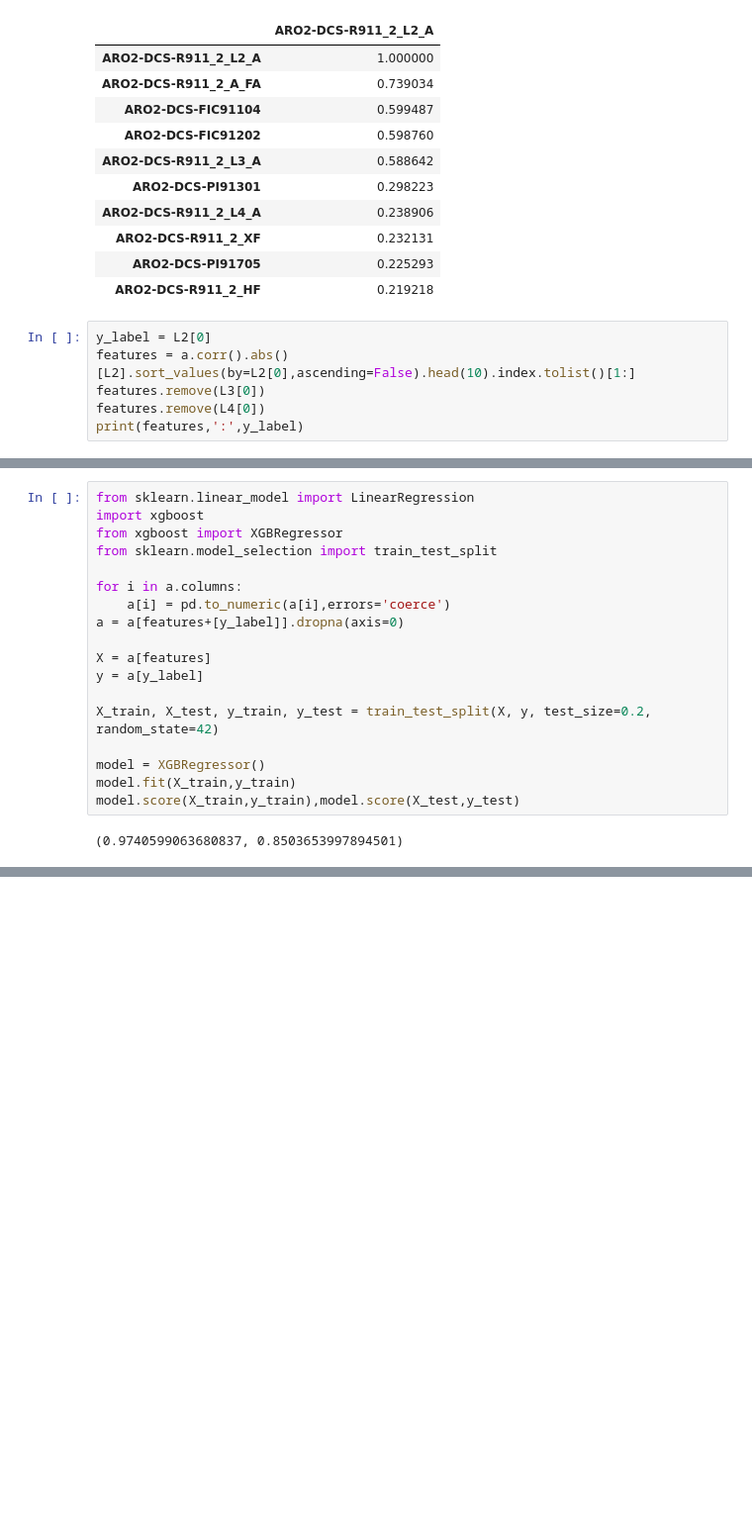
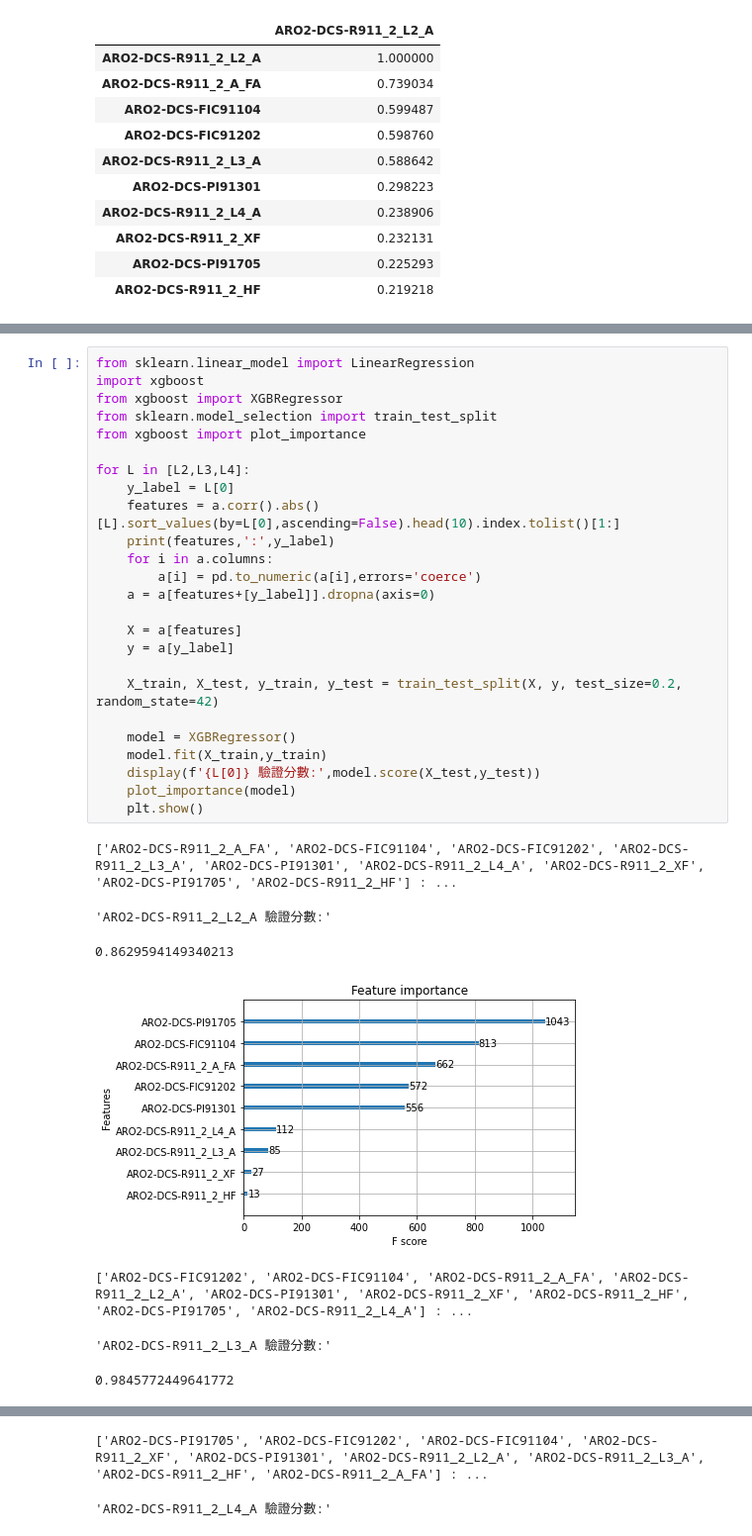
Before and after one commit to skywalker0803r/R911R912, a Jupyter notebook: EDA.ipynb, the cells around one changed output, grey strips where cells are left out. Shown at 99% size. Cells and saved outputs as stored; diff of their text form; blank space fills up the shorter version.

```diff
--- a/EDA.ipynb
+++ b/EDA.ipynb
@@ -91,9 +91,3 @@ a.corr().abs()[L2].sort_values(by=L2[0],ascending=False).head(10)
 | ARO2-DCS-R911_2_XF | 0.232131 |
 | ARO2-DCS-PI91705 | 0.225293 |
 | ARO2-DCS-R911_2_HF | 0.219218 |
-# %%
-y_label = L2[0]
-features = a.corr().abs()[L2].sort_values(by=L2[0],ascending=False).head(10).index.tolist()[1:]
-features.remove(L3[0])
-features.remove(L4[0])
-print(features,':',y_label)
@@ -102,20 +122,33 @@ print(features,':',y_label)
 # %%
 from sklearn.linear_model import LinearRegression
 import xgboost
 from xgboost import XGBRegressor
 from sklearn.model_selection import train_test_split
+from xgboost import plot_importance
 
-for i in a.columns:
-    a[i] = pd.to_numeric(a[i],errors='coerce')
-a = a[features+[y_label]].dropna(axis=0)
+for L in [L2,L3,L4]:
+    y_label = L[0]
+    features = a.corr().abs()[L].sort_values(by=L[0],ascending=False).head(10).index.tolist()[1:]
+    print(features,':',y_label)
+    for i in a.columns:
+        a[i] = pd.to_numeric(a[i],errors='coerce')
+    a = a[features+[y_label]].dropna(axis=0)
 
-X = a[features]
-y = a[y_label]
+    X = a[features]
+    y = a[y_label]
 
-X_train, X_test, y_train, y_test = train_test_split(X, y, test_size=0.2, random_state=42)
+    X_train, X_test, y_train, y_test = train_test_split(X, y, test_size=0.2, random_state=42)
 
-model = XGBRegressor()
-model.fit(X_train,y_train)
-model.score(X_train,y_train),model.score(X_test,y_test)
+    model = XGBRegressor()
+    model.fit(X_train,y_train)
+    display(f'{L[0]} 驗證分數:',model.score(X_test,y_test))
+    plot_importance(model)
+    plt.show()
 # %% [output]
-(0.9740599063680837, 0.8503653997894501)
+['ARO2-DCS-R911_2_A_FA', 'ARO2-DCS-FIC91104', 'ARO2-DCS-FIC91202', 'ARO2-DCS-R911_2_L3_A', 'ARO2-DCS-PI91301', 'ARO2-DCS-R911_2_L4_A', 'ARO2-DCS-R911_2_XF', 'ARO2-DCS-PI91705', 'ARO2-DCS-R911_2_HF'] : ...
+'ARO2-DCS-R911_2_L2_A 驗證分數:'
+0.8629594149340213
+[figure, added]
+['ARO2-DCS-FIC91202', 'ARO2-DCS-FIC91104', 'ARO2-DCS-R911_2_A_FA', 'ARO2-DCS-R911_2_L2_A', 'ARO2-DCS-PI91301', 'ARO2-DCS-R911_2_XF', 'ARO2-DCS-R911_2_HF', 'ARO2-DCS-PI91705', 'ARO2-DCS-R911_2_L4_A'] : ...
+'ARO2-DCS-R911_2_L3_A 驗證分數:'
+0.9845772449641772
@@ -121,0 +156,2 @@ model.score(X_train,y_train),model.score(X_test,y_test)
+['ARO2-DCS-PI91705', 'ARO2-DCS-FIC91202', 'ARO2-DCS-FIC91104', 'ARO2-DCS-R911_2_XF', 'ARO2-DCS-PI91301', 'ARO2-DCS-R911_2_L2_A', 'ARO2-DCS-R911_2_L3_A', 'ARO2-DCS-R911_2_HF', 'ARO2-DCS-R911_2_A_FA'] : ...
+'ARO2-DCS-R911_2_L4_A 驗證分數:'
```
Also changed, not shown: parts of 6 cells of this notebook.
